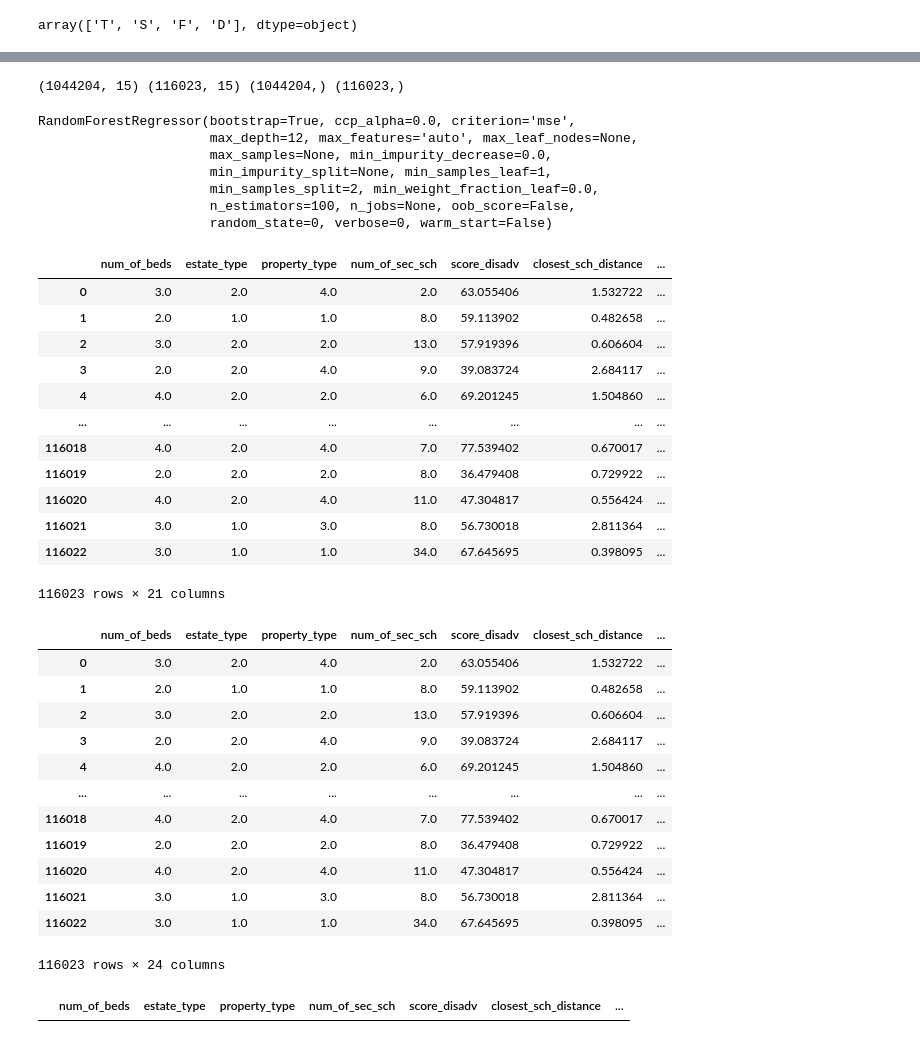
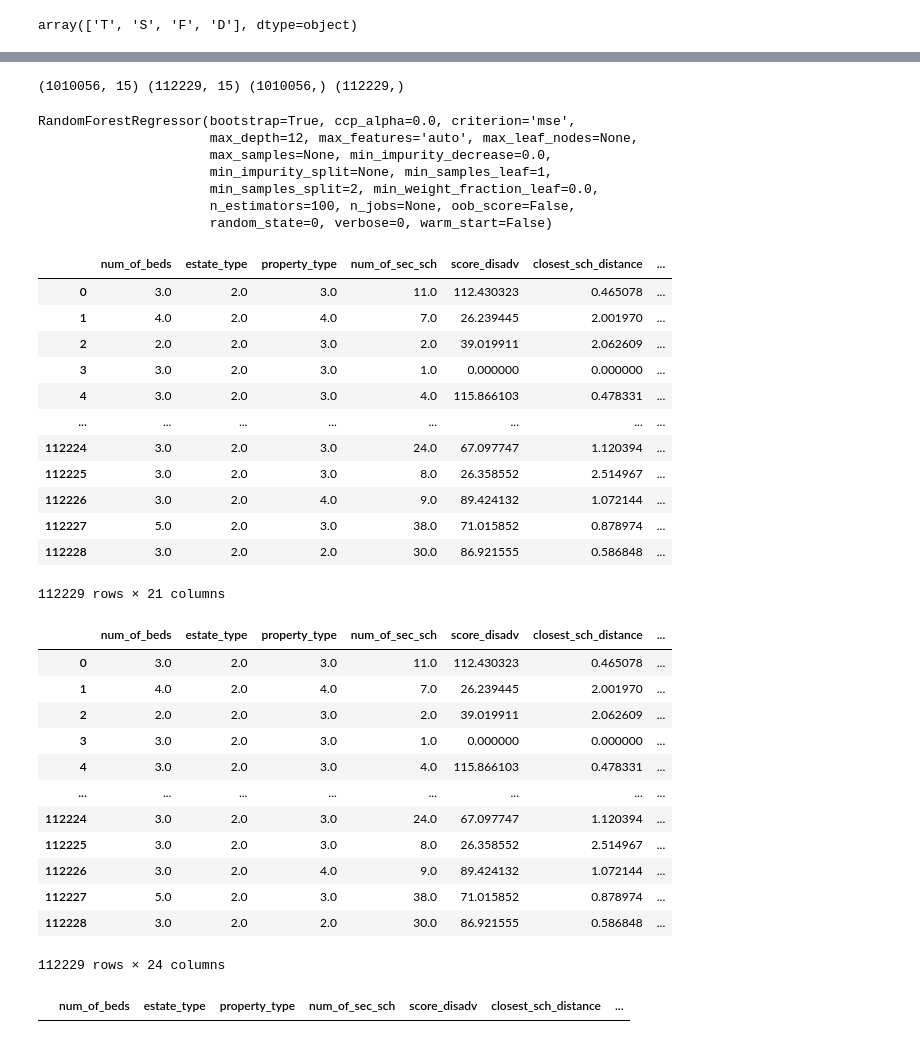
Before and after one commit to oxanaRC/CE902, a Jupyter notebook: Random_forest.ipynb, the cells around one changed output, grey strips where cells are left out. Saved outputs shown, nothing was run; the diff lists cells and outputs as text; code cells hidden in the pictures.

```diff
--- a/Random_forest.ipynb
+++ b/Random_forest.ipynb
@@ -78,4 +78,8 @@ df_validation_data
 38387 rows × 16 columns
+# %%
+#remove outliers
+df_train_test_data=df_train_test_data[(df_train_test_data['num_of_beds'] <=5) & (df_train_test_data['price_paid'] > 10000) & (df_train_test_data['price_paid'] <1500000) ]
+df_validation_data=df_validation_data[(df_validation_data['num_of_beds'] <=5) & (df_validation_data['price_paid'] > 10000) & (df_validation_data['price_paid'] <1500000) ]
 # %%
 estateTypes=df_train_test_data['estate_type'].unique()
 estateTypes
@@ -174,4 +199,4 @@ print(max(Y1))
 # %%
-X_Validation_scale = min_max_scaler.fit_transform(X_Validation)
+X_Validation_scale = min_max_scaler.transform(X_Validation)
 X_Validation_scale
 # %% [output]
@@ -201,7 +226,7 @@ X1_train, X1_test, Y1_train, Y1_test = train_test_split(X1_scale, Y1, test_size=
 # %%
 print(X1_train.shape, X1_test.shape, Y1_train.shape, Y1_test.shape)
 # %% [output]
-(1044204, 15) (116023, 15) (1044204,) (116023,)
+(1010056, 15) (112229, 15) (1010056,) (112229,)
 # %%
 from sklearn.ensemble import RandomForestRegressor
 # %%
@@ -227,43 +252,39 @@ prediction_df1['error1']=prediction_df1['Y1']-prediction_df1['predictions1']
 prediction_df1['sq_error1']=pow((prediction_df1['Y1']-prediction_df1['predictions1']),2)
 prediction_df1['root_sq_error1']=pow(pow((prediction_df1['Y1']-prediction_df1['predictions1']),2),0.5)
 prediction_df1['location_key']=(round((prediction_df1['distances_Lond']*0.01),0).astype(int)).astype(str) + '_' + (round((prediction_df1['distances_Manch']*0.01),0).astype(int)).astype(str)+ '_' + (round((prediction_df1['distances_Birming']*0.01),0).astype(int)).astype(str)
-#prediction_df1['distances_Lond']=prediction_df1['distances_Lond'].astype(int)
-#prediction_df1['distances_Manch']=prediction_df1['distances_Manch'].astype(int)
-#prediction_df1['distances_Birming']=prediction_df1['distances_Birming'].astype(int)
-#prediction_df1['location_key']=prediction_df1['distances_Lond'].astype(str) + '_' + prediction_df1['distances_Manch'].astype(str)+ '_' + prediction_df1['distances_Birming'].astype(str)
 prediction_df1
 # %% [output]
 |  | num_of_beds | estate_type | property_type | num_of_sec_sch | score_disadv | closest_sch_distance | ... |
-| 0 | 3.0 | 2.0 | 4.0 | 2.0 | 63.055406 | 1.532722 | ... |
-| 1 | 2.0 | 1.0 | 1.0 | 8.0 | 59.113902 | 0.482658 | ... |
-| 2 | 3.0 | 2.0 | 2.0 | 13.0 | 57.919396 | 0.606604 | ... |
-| 3 | 2.0 | 2.0 | 4.0 | 9.0 | 39.083724 | 2.684117 | ... |
-| 4 | 4.0 | 2.0 | 2.0 | 6.0 | 69.201245 | 1.504860 | ... |
+| 0 | 3.0 | 2.0 | 3.0 | 11.0 | 112.430323 | 0.465078 | ... |
+| 1 | 4.0 | 2.0 | 4.0 | 7.0 | 26.239445 | 2.001970 | ... |
+| 2 | 2.0 | 2.0 | 3.0 | 2.0 | 39.019911 | 2.062609 | ... |
+| 3 | 3.0 | 2.0 | 3.0 | 1.0 | 0.000000 | 0.000000 | ... |
+| 4 | 3.0 | 2.0 | 3.0 | 4.0 | 115.866103 | 0.478331 | ... |
 | ... | ... | ... | ... | ... | ... | ... | ... |
-| 116018 | 4.0 | 2.0 | 4.0 | 7.0 | 77.539402 | 0.670017 | ... |
-| 116019 | 2.0 | 2.0 | 2.0 | 8.0 | 36.479408 | 0.729922 | ... |
-| 116020 | 4.0 | 2.0 | 4.0 | 11.0 | 47.304817 | 0.556424 | ... |
-| 116021 | 3.0 | 1.0 | 3.0 | 8.0 | 56.730018 | 2.811364 | ... |
-| 116022 | 3.0 | 1.0 | 1.0 | 34.0 | 67.645695 | 0.398095 | ... |
+| 112224 | 3.0 | 2.0 | 3.0 | 24.0 | 67.097747 | 1.120394 | ... |
+| 112225 | 3.0 | 2.0 | 3.0 | 8.0 | 26.358552 | 2.514967 | ... |
+| 112226 | 3.0 | 2.0 | 4.0 | 9.0 | 89.424132 | 1.072144 | ... |
+| 112227 | 5.0 | 2.0 | 3.0 | 38.0 | 71.015852 | 0.878974 | ... |
+| 112228 | 3.0 | 2.0 | 2.0 | 30.0 | 86.921555 | 0.586848 | ... |
-116023 rows × 21 columns
+112229 rows × 21 columns
 # %%
-data_for_prediction_analysis = pd.merge(prediction_df1, data_for_prediction_analysis, how="left", on="location_key")
+data_for_prediction_analysis = pd.merge(prediction_df1, df_location_categories, how="left", on="location_key")
 data_for_prediction_analysis['postcode_area']=data_for_prediction_analysis['postcode'].str.split(' ').str[0]
 data_for_prediction_analysis
 # %% [output]
 |  | num_of_beds | estate_type | property_type | num_of_sec_sch | score_disadv | closest_sch_distance | ... |
-| 0 | 3.0 | 2.0 | 4.0 | 2.0 | 63.055406 | 1.532722 | ... |
-| 1 | 2.0 | 1.0 | 1.0 | 8.0 | 59.113902 | 0.482658 | ... |
-| 2 | 3.0 | 2.0 | 2.0 | 13.0 | 57.919396 | 0.606604 | ... |
-| 3 | 2.0 | 2.0 | 4.0 | 9.0 | 39.083724 | 2.684117 | ... |
-| 4 | 4.0 | 2.0 | 2.0 | 6.0 | 69.201245 | 1.504860 | ... |
+| 0 | 3.0 | 2.0 | 3.0 | 11.0 | 112.430323 | 0.465078 | ... |
+| 1 | 4.0 | 2.0 | 4.0 | 7.0 | 26.239445 | 2.001970 | ... |
+| 2 | 2.0 | 2.0 | 3.0 | 2.0 | 39.019911 | 2.062609 | ... |
+| 3 | 3.0 | 2.0 | 3.0 | 1.0 | 0.000000 | 0.000000 | ... |
+| 4 | 3.0 | 2.0 | 3.0 | 4.0 | 115.866103 | 0.478331 | ... |
 | ... | ... | ... | ... | ... | ... | ... | ... |
-| 116018 | 4.0 | 2.0 | 4.0 | 7.0 | 77.539402 | 0.670017 | ... |
-| 116019 | 2.0 | 2.0 | 2.0 | 8.0 | 36.479408 | 0.729922 | ... |
-| 116020 | 4.0 | 2.0 | 4.0 | 11.0 | 47.304817 | 0.556424 | ... |
-| 116021 | 3.0 | 1.0 | 3.0 | 8.0 | 56.730018 | 2.811364 | ... |
-| 116022 | 3.0 | 1.0 | 1.0 | 34.0 | 67.645695 | 0.398095 | ... |
+| 112224 | 3.0 | 2.0 | 3.0 | 24.0 | 67.097747 | 1.120394 | ... |
+| 112225 | 3.0 | 2.0 | 3.0 | 8.0 | 26.358552 | 2.514967 | ... |
+| 112226 | 3.0 | 2.0 | 4.0 | 9.0 | 89.424132 | 1.072144 | ... |
+| 112227 | 5.0 | 2.0 | 3.0 | 38.0 | 71.015852 | 0.878974 | ... |
+| 112228 | 3.0 | 2.0 | 2.0 | 30.0 | 86.921555 | 0.586848 | ... |
-116023 rows × 24 columns
+112229 rows × 24 columns
 # %%
 #check NA in data_for_prediction_analysis
 data_for_prediction_analysis_na=data_for_prediction_analysis[(data_for_prediction_analysis['postcode'].isnull())]
```
Also changed, not shown: parts of 26 cells of this notebook.
